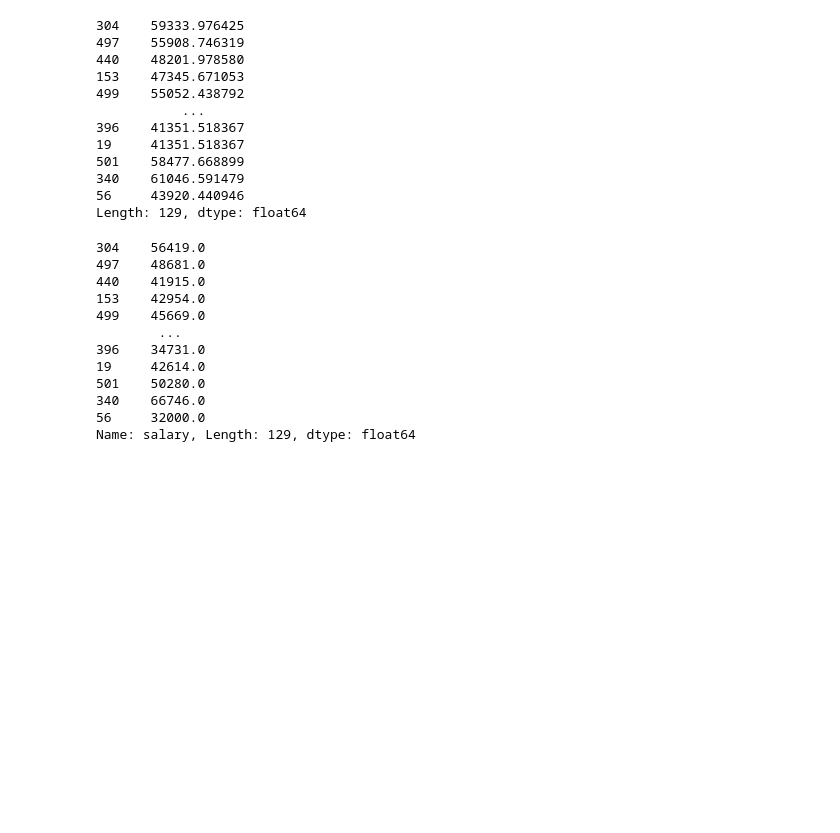
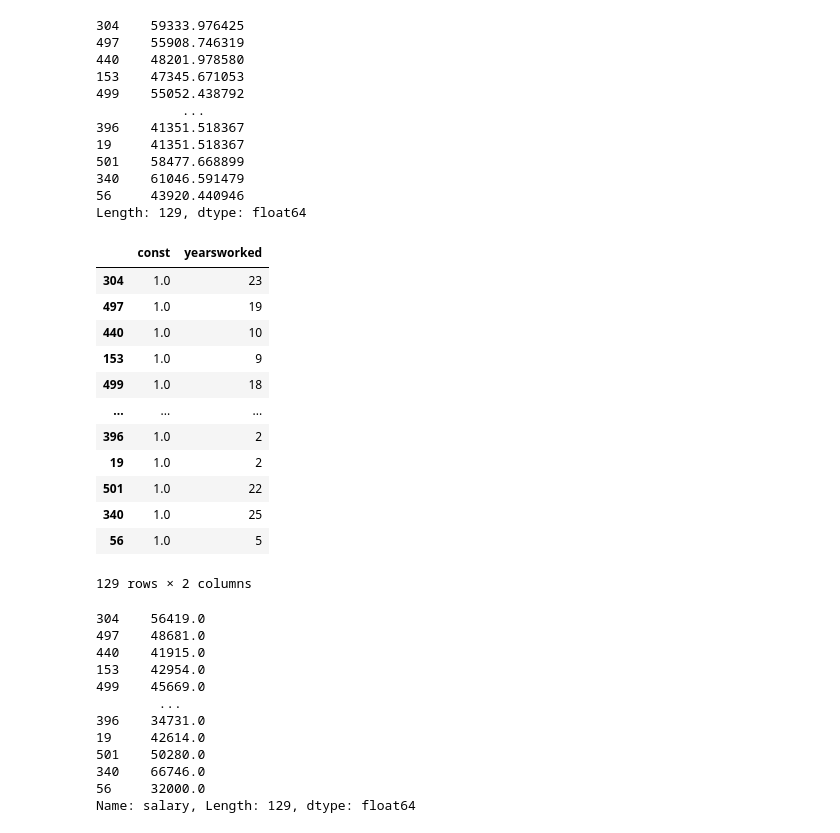
Before and after one commit to boitshepo97/linear_regression, a Jupyter notebook: Simple Linear Regression.ipynb, the cells around one changed output. Drawn from its saved outputs; the diff is of its cells as text; code cells hidden in the pictures; blank space fills up the shorter version.

```diff
--- a/Simple Linear Regression.ipynb
+++ b/Simple Linear Regression.ipynb
@@ -103,7 +103,7 @@ The type of market can be an determining factor for the salary an individual get
 ### Split the data into a training and test set
 # %%
 # Creating the target variable for the test and training sets of data
-X = salary['yearsworked']
+X = salary.drop('salary', axis = 1)
 y = salary['salary']
 
 # Splitting the data into test and training sets by 75/25
@@ -170,7 +180,7 @@ Name: salary, dtype: float64
 # %% [markdown]
 ### Running a simple linear regression for Salary with one predictor variable: Years Worked.
 # %%
-x_train = sm.add_constant(X_train)
+x_train = sm.add_constant(X_train['yearsworked'])
 
 model = sm.OLS(y_train, x_train).fit()
 
@@ -249,7 +243,7 @@ Other factors that can infulence salary are:
 # %% [markdown]
 ### How does your model compare when running it on the test set
 # %%
-x_test = sm.add_constant(X_test)
+x_test = sm.add_constant(X_test['yearsworked'])
 # %%
 from statsmodels.tools.eval_measures import rmse
 ypred = model.predict(x_test)
@@ -269,6 +263,22 @@ ypred
 340    61046.591479
 56     43920.440946
 Length: 129, dtype: float64
+# %%
+x_test
+# %% [output]
+|  | const | yearsworked |
+| 304 | 1.0 | 23 |
+| 497 | 1.0 | 19 |
+| 440 | 1.0 | 10 |
+| 153 | 1.0 | 9 |
+| 499 | 1.0 | 18 |
+| ... | ... | ... |
+| 396 | 1.0 | 2 |
+| 19 | 1.0 | 2 |
+| 501 | 1.0 | 22 |
+| 340 | 1.0 | 25 |
+| 56 | 1.0 | 5 |
+129 rows × 2 columns
 # %%
 y_test
 # %% [output]
```
Also changed, not shown: parts of 9 cells of this notebook.
